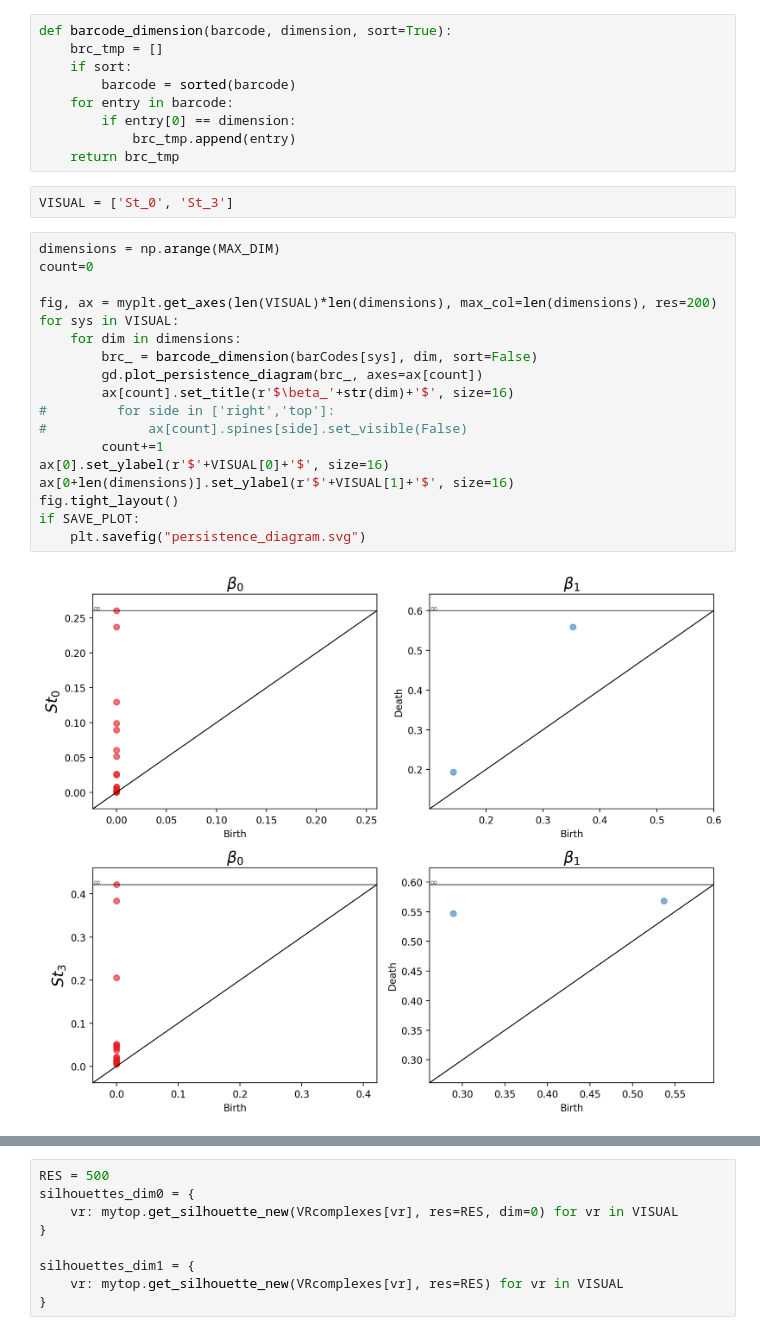
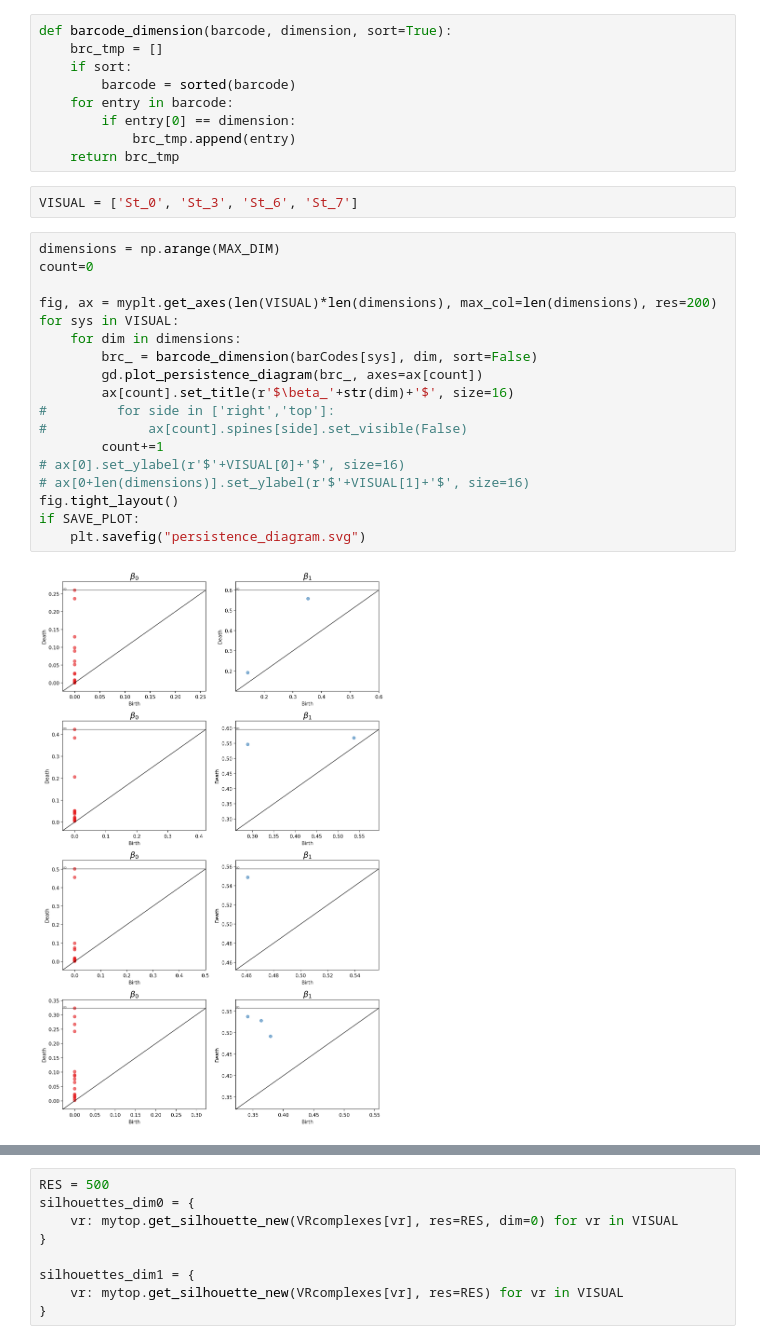
Before and after one commit to AGardinon/TopData-project, a Jupyter notebook: notebooks/4_beta-hairpin.ipynb, the cells around one changed output, grey strips where cells are left out. Saved outputs shown, nothing was run; the diff lists cells and outputs as text.

```diff
--- a/notebooks/4_beta-hairpin.ipynb
+++ b/notebooks/4_beta-hairpin.ipynb
@@ -399,27 +431,27 @@ def barcode_dimension(barcode, dimension, sort=True):
             brc_tmp.append(entry)
     return brc_tmp
 # %%
-VISUAL = ['St_0', 'St_3']
+VISUAL = ['St_0', 'St_3', 'St_6', 'St_7']
 # %%
 dimensions = np.arange(MAX_DIM)
 count=0
 
 fig, ax = myplt.get_axes(len(VISUAL)*len(dimensions), max_col=len(dimensions), res=200)
 for sys in VISUAL:
     for dim in dimensions:
         brc_ = barcode_dimension(barCodes[sys], dim, sort=False)
         gd.plot_persistence_diagram(brc_, axes=ax[count])
         ax[count].set_title(r'$\beta_'+str(dim)+'$', size=16)
 #         for side in ['right','top']:
 #             ax[count].spines[side].set_visible(False)
         count+=1
-ax[0].set_ylabel(r'$'+VISUAL[0]+'$', size=16)
-ax[0+len(dimensions)].set_ylabel(r'$'+VISUAL[1]+'$', size=16)
+# ax[0].set_ylabel(r'$'+VISUAL[0]+'$', size=16)
+# ax[0+len(dimensions)].set_ylabel(r'$'+VISUAL[1]+'$', size=16)
 fig.tight_layout()
 if SAVE_PLOT:
     plt.savefig("persistence_diagram.svg")
 # %% [output]
-[figure, old version]
+[figure, new version]
 # %%
 count=0
 
```
Also changed, not shown: parts of 11 cells of this notebook, 1 other file.
